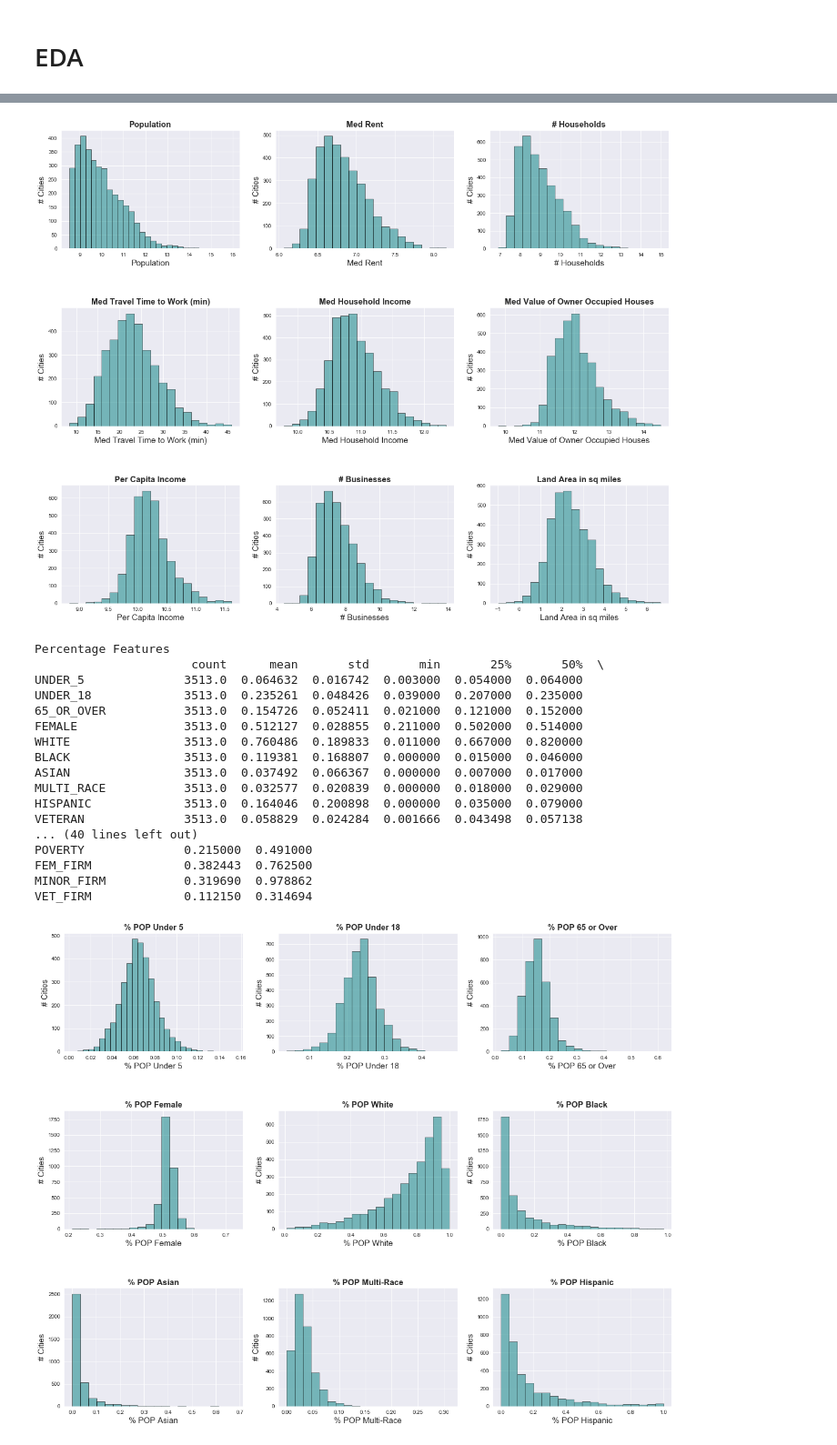
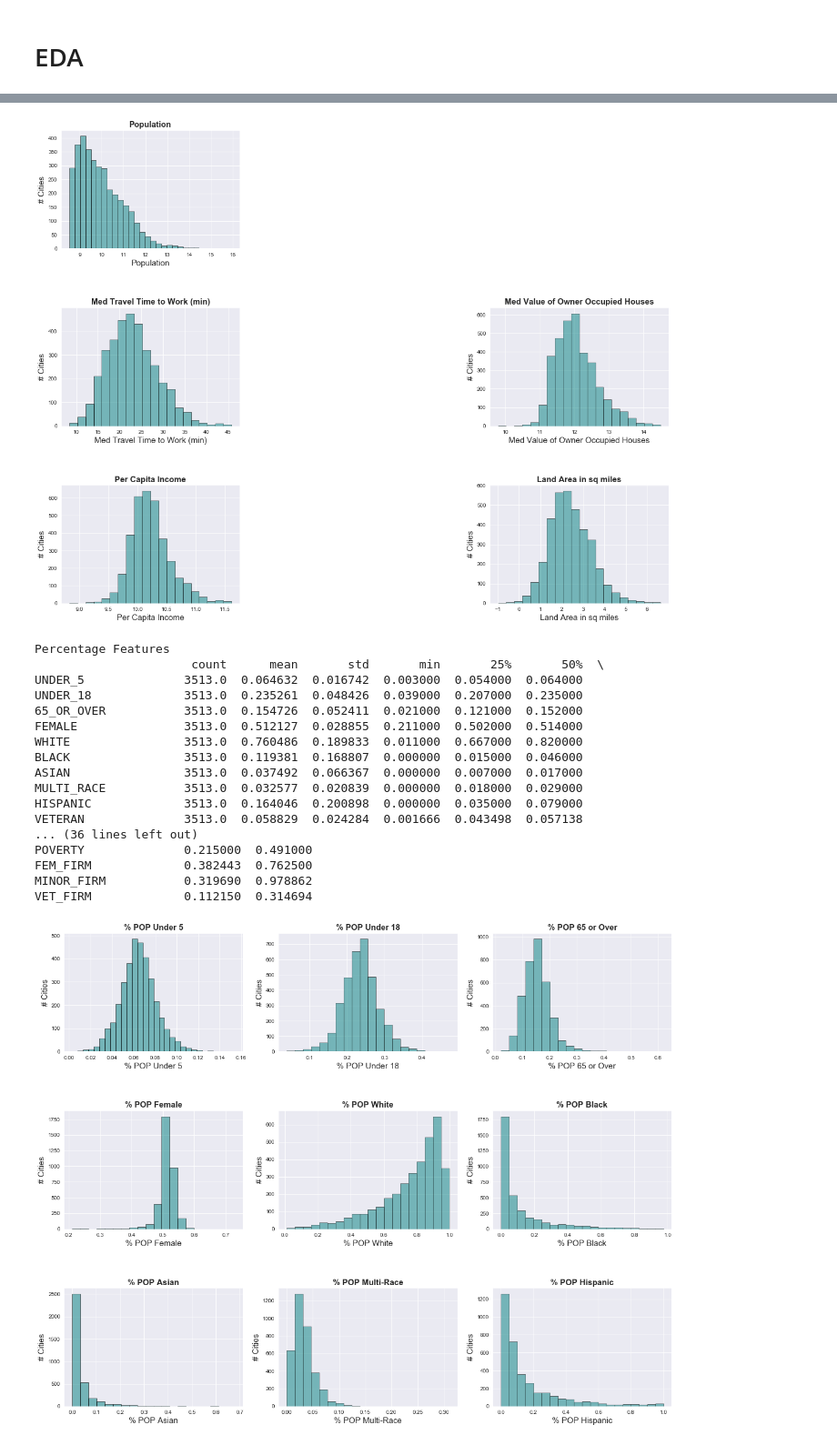
Before and after one commit to CaryMosley/PoliticalAffiliation, a Jupyter notebook: CleanAndEDA.ipynb, the cells around one changed output, grey strips where cells are left out. Shown at 91% size. Saved outputs shown, nothing was run; the diff lists cells and outputs as text; code cells hidden in the pictures.

```diff
--- a/CleanAndEDA.ipynb
+++ b/CleanAndEDA.ipynb
@@ -380,7 +384,7 @@ df.shape
 # %% [output]
 (3513, 38)
 # %%
-logs = ['POP','HOUSE_VAL','RENT', 'HOUSES','HOUSEHOLDS','HOUSEHOLD_INCOME','INCOME','FIRMS', 'AREA']
+logs = ['POP','HOUSE_VAL','RENT','HOUSEHOLDS','HOUSEHOLD_INCOME','INCOME','FIRMS', 'AREA']
 for col in logs:
     df[col]=np.log(df[col])
 # %%
@@ -418,0 +434,2 @@ remove_outliers(continuous, df)
+# %%
+df.drop(columns = ['HOUSEHOLDS','FIRMS','OTHER_HOME_LANG','RENT','INTERNET','HOUSEHOLD_INCOME'],inplace=True)
@@ -474,66 +494,65 @@ ax1.set_xlabel('Population', fontsize = 15)
 ax1.set_ylabel('# Cities',fontsize = 15)
 ax1.set_title('Population',fontsize = 15,fontweight='bold')
 
-ax2 = fig.add_subplot(332)
-ax2.hist(df['RENT'], bins = 20, alpha = .50,edgecolor= 'black',color ='teal')
-ax2.set_xlabel('Med Rent',fontsize = 15)
-ax2.set_ylabel('# Cities',fontsize = 15)
-ax2.set_title('Med Rent',fontsize = 15,fontweight='bold')
+#ax2 = fig.add_subplot(332)
+#ax2.hist(df['RENT'], bins = 20, alpha = .50,edgecolor= 'black',color ='teal')
+#ax2.set_xlabel('Med Rent',fontsize = 15)
+#ax2.set_ylabel('# Cities',fontsize = 15)
+#ax2.set_title('Med Rent',fontsize = 15,fontweight='bold')
 
-ax3 = fig.add_subplot(333)
-ax3.hist(df['HOUSEHOLDS'], bins = 20, alpha = .50,edgecolor= 'black',color ='teal')
-ax3.set_xlabel('# Households',fontsize = 15)
-ax3.set_ylabel('# Cities',fontsize = 15)
-ax3.set_title('# Households',fontsize = 15,fontweight='bold')
+#ax3 = fig.add_subplot(333)
+#ax3.hist(df['HOUSEHOLDS'], bins = 20, alpha = .50,edgecolor= 'black',color ='teal')
+#ax3.set_xlabel('# Households',fontsize = 15)
+#ax3.set_ylabel('# Cities',fontsize = 15)
+#ax3.set_title('# Households',fontsize = 15,fontweight='bold')
 
 ax4 = fig.add_subplot(334)
 ax4.hist(df['TRAVEL_TIME'], bins = 20, alpha = .50,edgecolor= 'black',color ='teal')
 ax4.set_xlabel('Med Travel Time to Work (min)', fontsize = 15)
 ax4.set_ylabel('# Cities',fontsize = 15)
 ax4.set_title('Med Travel Time to Work (min)',fontsize = 15,fontweight='bold')
 
-ax5 = fig.add_subplot(335)
-ax5.hist(df['HOUSEHOLD_INCOME'], bins = 20, alpha = .50,edgecolor= 'black',color ='teal')
-ax5.set_xlabel('Med Household Income', fontsize = 15)
-ax5.set_ylabel('# Cities',fontsize = 15)
-ax5.set_title('Med Household Income',fontsize = 15,fontweight='bold')
+#ax5 = fig.add_subplot(335)
+#ax5.hist(df['HOUSEHOLD_INCOME'], bins = 20, alpha = .50,edgecolor= 'black',color ='teal')
+#ax5.set_xlabel('Med Household Income', fontsize = 15)
+#ax5.set_ylabel('# Cities',fontsize = 15)
+#ax5.set_title('Med Household Income',fontsize = 15,fontweight='bold')
 
 ax6 = fig.add_subplot(336)
 ax6.hist(df['HOUSE_VAL'], bins = 20, alpha = .50,edgecolor= 'black',color ='teal')
 ax6.set_xlabel('Med Value of Owner Occupied Houses',fontsize = 15)
 ax6.set_ylabel('# Cities',fontsize = 15)
 ax6.set_title('Med Value of Owner Occupied Houses',fontsize = 15,fontweight='bold')
 
 ax7 = fig.add_subplot(337)
 ax7.hist(df['INCOME'], bins = 20, alpha = .50,edgecolor= 'black',color ='teal')
 ax7.set_xlabel('Per Capita Income',fontsize = 15)
 ax7.set_ylabel('# Cities',fontsize = 15)
 ax7.set_title('Per Capita Income',fontsize = 15,fontweight='bold')
 
-ax8 = fig.add_subplot(338)
-ax8.hist(df['FIRMS'], bins = 20, alpha = .50,edgecolor= 'black',color ='teal')
-ax8.set_xlabel('# Businesses', fontsize = 15)
-ax8.set_ylabel('# Cities',fontsize = 15)
-ax8.set_title('# Businesses',fontsize = 15,fontweight='bold')
+#ax8 = fig.add_subplot(338)
+#ax8.hist(df['FIRMS'], bins = 20, alpha = .50,edgecolor= 'black',color ='teal')
+#ax8.set_xlabel('# Businesses', fontsize = 15)
+#ax8.set_ylabel('# Cities',fontsize = 15)
+#ax8.set_title('# Businesses',fontsize = 15,fontweight='bold')
 
 ax9 = fig.add_subplot(339)
 ax9.hist(df['AREA'], bins = 20, alpha = .50,edgecolor= 'black',color ='teal')
 ax9.set_xlabel('Land Area in sq miles', fontsize = 15)
 ax9.set_ylabel('# Cities',fontsize = 15)
 ax9.set_title('Land Area in sq miles',fontsize = 15,fontweight='bold')
 
 plt.show()
 # %% [output]
-[figure, old version]
+[figure, new version]
 # %%
 
 # Identify non-percentage continuous features
 print('Percentage Features')
 percentage = ['UNDER_5', 'UNDER_18', '65_OR_OVER','FEMALE', 'WHITE', 'BLACK','ASIAN',
        'MULTI_RACE', 'HISPANIC', 'VETERAN', 'FOREIGN', 'HOUSES','YEAR_IN_HOUSE',
-       'OTHER_HOME_LANG','COMPUTER', 'INTERNET', 'HIGH_SCHOOL', 'BACH_DEGREE',
-       'DISABILITY_UNDER_65','NO_INSURANCE', 'LABOR', 'FEM_LABOR','POVERTY',
-        'FEM_FIRM', 'MINOR_FIRM','VET_FIRM']
+       'COMPUTER', 'HIGH_SCHOOL', 'BACH_DEGREE','DISABILITY_UNDER_65','NO_INSURANCE',
+        'LABOR', 'FEM_LABOR','POVERTY','FEM_FIRM', 'MINOR_FIRM','VET_FIRM']
 print(df[percentage].describe().transpose())
 # %% [output]
 Percentage Features
@@ -548,7 +567,7 @@ ASIAN                3513.0  0.037492  0.066367  0.000000  0.007000  0.017000
 MULTI_RACE           3513.0  0.032577  0.020839  0.000000  0.018000  0.029000
 HISPANIC             3513.0  0.164046  0.200898  0.000000  0.035000  0.079000
 VETERAN              3513.0  0.058829  0.024284  0.001666  0.043498  0.057138
-... (40 lines left out)
+... (36 lines left out)
 POVERTY              0.215000  0.491000
 FEM_FIRM             0.382443  0.762500
 MINOR_FIRM           0.319690  0.978862
```
Also changed, not shown: parts of 19 cells of this notebook.
